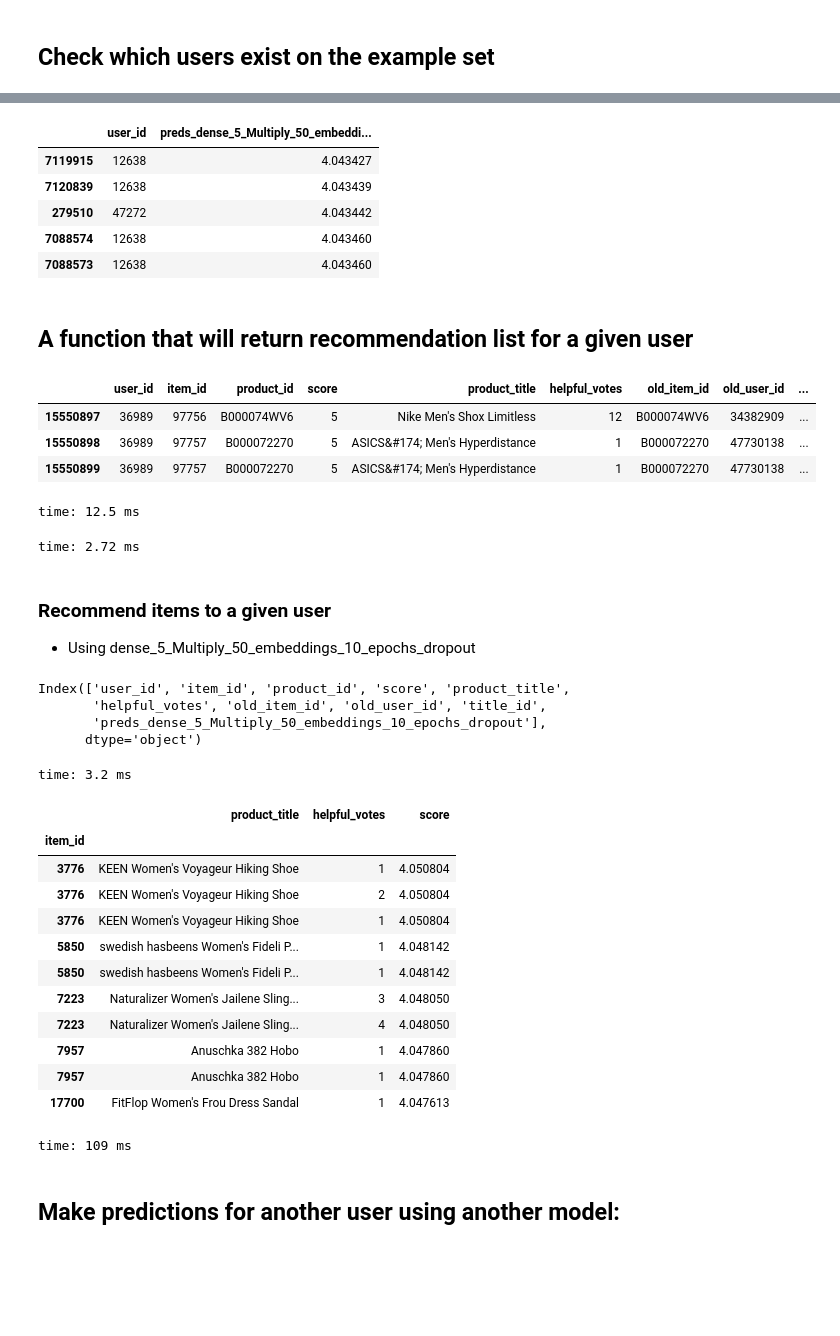
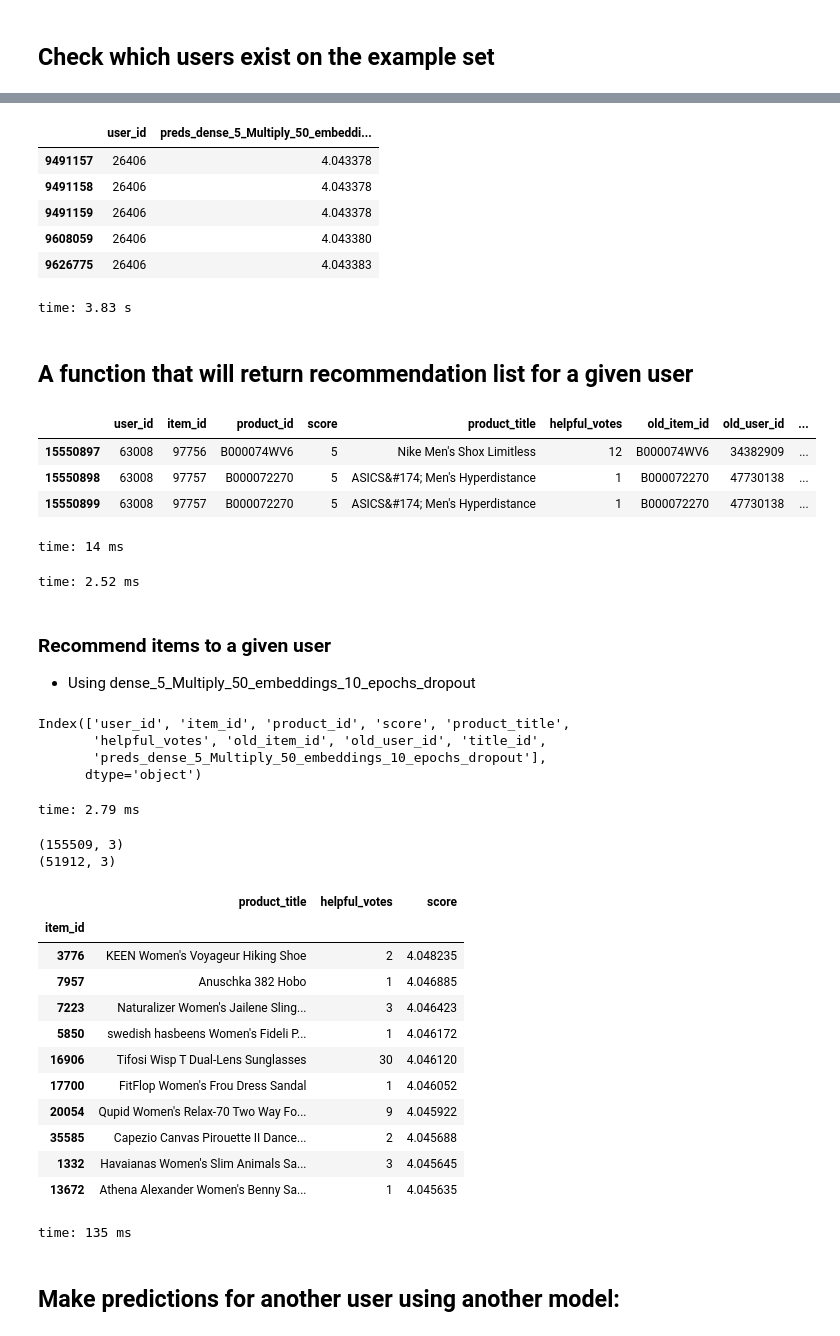
Before and after one commit to j4baek/dse260-CapStone-Amazon, a Jupyter notebook: Keras-DeepRecommender-Shoes/5_Deploy/Amazon_Recommender_System-Shoes.ipynb, the cells around one changed output, grey strips where cells are left out. Cells and saved outputs as stored; diff of their text form; code cells hidden in the pictures; blank space fills up the shorter version.

Commit message:
revise predictions function

```diff
--- a/Keras-DeepRecommender-Shoes/5_Deploy/Amazon_Recommender_System-Shoes.ipynb
+++ b/Keras-DeepRecommender-Shoes/5_Deploy/Amazon_Recommender_System-Shoes.ipynb
@@ -222,12 +231,13 @@ items = review_data.item_id.unique()
 df_items = pd.DataFrame(data=items.flatten(),columns=['item_id'])
 df_items = pd.merge(df_items,review_data,how='left',left_on=('item_id'),right_on=('item_id'))
 
+### use all products
 # df_items= df_items.sample(100)
 
 df_items['key'] = 1
 print ("We have %d unique items  "%df_items['item_id'].shape[0])
 # df_items= df_items[['item_id', 'description', 'category', 'title', 'title_id', 'price', 'price_id', 'brand', 'key']]
-df_items= df_items[['item_id', 'user_id', 'product_id', 'score', 'product_title', 'helpful_votes', 'old_item_id', 'old_user_id', 'title_id', 'key']]
+df_items= df_items[['item_id',  'product_id', 'score', 'product_title', 'helpful_votes', 'old_item_id', 'old_user_id', 'title_id', 'key']]
 print(df_items.shape)
 df_items.head(2)
 # %% [output]
@@ -328,7 +366,7 @@ models =[
 
 for mod in models:
     model = load_model(load_path+mod+'.h5')
-    df_unseenData['preds_' + mod] = model.predict([df_unseenData['user_id_x'],
+    df_unseenData['preds_' + mod] = model.predict([df_unseenData['user_id'],
                                                    df_unseenData['item_id']])
 
 
@@ -357,3 +395,0 @@ WARNING:tensorflow:From /home/ec2-user/anaconda3/envs/tensorflow_p36/lib/python3
-# %%
-df_unseenData = df_unseenData.drop(columns=['user_id_y'])
-df_unseenData = df_unseenData.rename(columns={'user_id_x': 'user_id'})
@@ -383,21 +428,22 @@ df_unseenData.user_id.value_counts().sort_values(ascending=False).head(5)
 df_unseenData[['user_id','preds_dense_5_Multiply_50_embeddings_10_epochs_dropout']].sort_values('preds_dense_5_Multiply_50_embeddings_10_epochs_dropout',ascending=True).head(5)
 # %% [output]
 |  | user_id | preds_dense_5_Multiply_50_embeddi... |
-| 7119915 | 12638 | 4.043427 |
-| 7120839 | 12638 | 4.043439 |
-| 279510 | 47272 | 4.043442 |
-| 7088574 | 12638 | 4.043460 |
-| 7088573 | 12638 | 4.043460 |
+| 9491157 | 26406 | 4.043378 |
+| 9491158 | 26406 | 4.043378 |
+| 9491159 | 26406 | 4.043378 |
+| 9608059 | 26406 | 4.043380 |
+| 9626775 | 26406 | 4.043383 |
+time: 3.83 s
 # %% [markdown]
 ## A function that will return recommendation list for a given user
 # %%
 df_unseenData.tail(n=3)
 # %% [output]
 |  | user_id | item_id | product_id | score | product_title | helpful_votes | old_item_id | old_user_id | ... |
-| 15550897 | 36989 | 97756 | B000074WV6 | 5 | Nike Men's Shox Limitless | 12 | B000074WV6 | 34382909 | ... |
-| 15550898 | 36989 | 97757 | B000072270 | 5 | ASICS&#174; Men's Hyperdistance | 1 | B000072270 | 47730138 | ... |
-| 15550899 | 36989 | 97757 | B000072270 | 5 | ASICS&#174; Men's Hyperdistance | 1 | B000072270 | 47730138 | ... |
+| 15550897 | 63008 | 97756 | B000074WV6 | 5 | Nike Men's Shox Limitless | 12 | B000074WV6 | 34382909 | ... |
+| 15550898 | 63008 | 97757 | B000072270 | 5 | ASICS&#174; Men's Hyperdistance | 1 | B000072270 | 47730138 | ... |
+| 15550899 | 63008 | 97757 | B000072270 | 5 | ASICS&#174; Men's Hyperdistance | 1 | B000072270 | 47730138 | ... |
-time: 12.5 ms
+time: 14 ms
 # %%
 load_path = "../models/"
 
@@ -418,9 +464,9 @@ def get_recommendations(userID , model_scr, df_Data):
     #add ASIN form item_id
 #     df_output['product_id'] = df_Data['item_id'].apply(item_map)
 
-    return df_output.head(n=20)
+    return df_output
 # %% [output]
-time: 2.72 ms
+time: 2.52 ms
 # %% [markdown]
 ### Recommend items to a given user
 
@@ -432,28 +478,33 @@ Index(['user_id', 'item_id', 'product_id', 'score', 'product_title',
        'helpful_votes', 'old_item_id', 'old_user_id', 'title_id',
        'preds_dense_5_Multiply_50_embeddings_10_epochs_dropout'],
       dtype='object')
-time: 3.2 ms
+time: 2.79 ms
 # %%
-#######  User ID: 36989
-df_output = get_recommendations(userID=36989,
+#######  User ID: 63008
+df_output = get_recommendations(userID=63008,
                                 model_scr='preds_dense_5_Multiply_50_embeddings_10_epochs_dropout',
                                 df_Data=df_unseenData)
+
+print(df_output.shape)
+df_output = df_output.drop_duplicates(subset='product_title')
+print(df_output.shape)
 df_output.head(10)
-# df_output
 # %% [output]
+(155509, 3)
+(51912, 3)
 |  | product_title | helpful_votes | score |
 | item_id |  |  |  |
-| 3776 | KEEN Women's Voyageur Hiking Shoe | 1 | 4.050804 |
-| 3776 | KEEN Women's Voyageur Hiking Shoe | 2 | 4.050804 |
-| 3776 | KEEN Women's Voyageur Hiking Shoe | 1 | 4.050804 |
-| 5850 | swedish hasbeens Women's Fideli P... | 1 | 4.048142 |
-| 5850 | swedish hasbeens Women's Fideli P... | 1 | 4.048142 |
-| 7223 | Naturalizer Women's Jailene Sling... | 3 | 4.048050 |
-| 7223 | Naturalizer Women's Jailene Sling... | 4 | 4.048050 |
-| 7957 | Anuschka 382 Hobo | 1 | 4.047860 |
-| 7957 | Anuschka 382 Hobo | 1 | 4.047860 |
-| 17700 | FitFlop Women's Frou Dress Sandal | 1 | 4.047613 |
+| 3776 | KEEN Women's Voyageur Hiking Shoe | 2 | 4.048235 |
+| 7957 | Anuschka 382 Hobo | 1 | 4.046885 |
+| 7223 | Naturalizer Women's Jailene Sling... | 3 | 4.046423 |
+| 5850 | swedish hasbeens Women's Fideli P... | 1 | 4.046172 |
+| 16906 | Tifosi Wisp T Dual-Lens Sunglasses | 30 | 4.046120 |
+| 17700 | FitFlop Women's Frou Dress Sandal | 1 | 4.046052 |
+| 20054 | Qupid Women's Relax-70 Two Way Fo... | 9 | 4.045922 |
+| 35585 | Capezio Canvas Pirouette II Dance... | 2 | 4.045688 |
+| 1332 | Havaianas Women's Slim Animals Sa... | 3 | 4.045645 |
+| 13672 | Athena Alexander Women's Benny Sa... | 1 | 4.045635 |
-time: 109 ms
+time: 135 ms
 # %% [markdown]
 ## Make predictions for another user using another model:
 # %%
```
Also changed, not shown: parts of 44 cells of this notebook.
